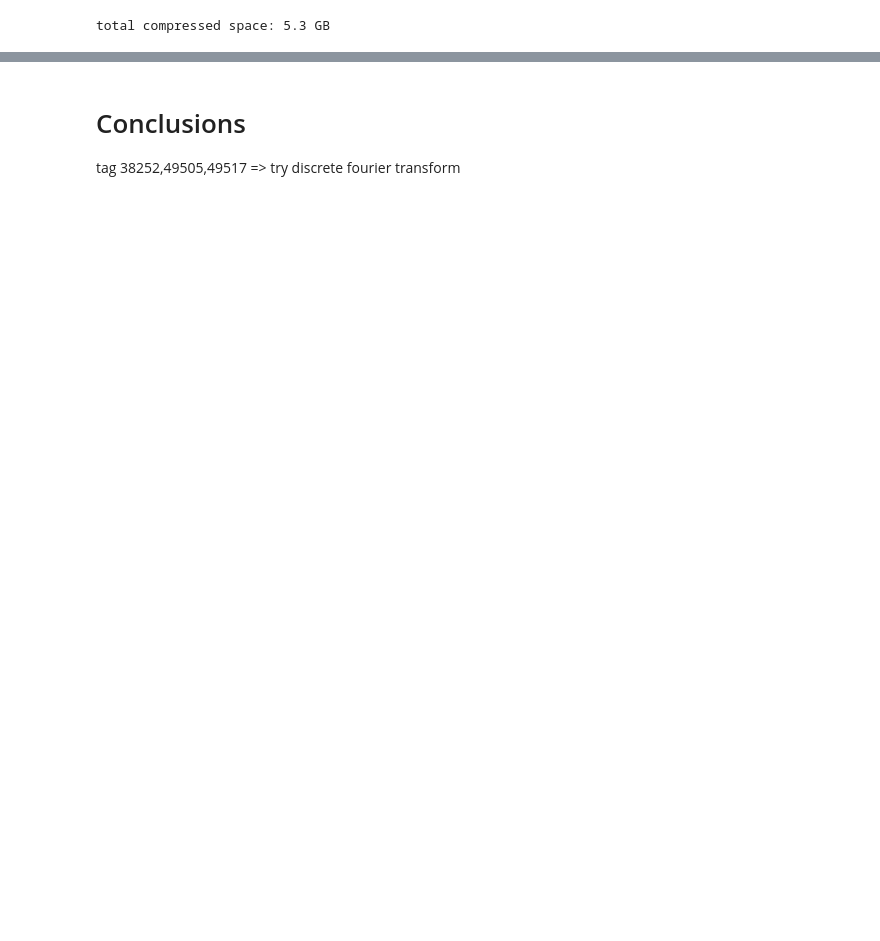
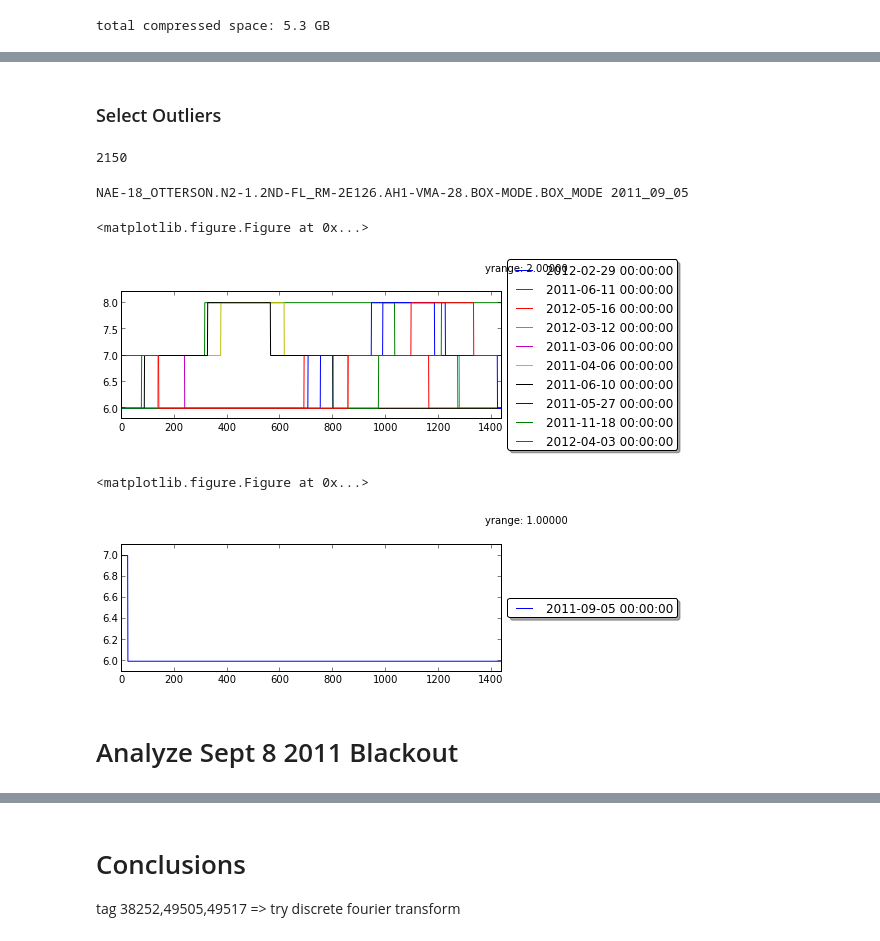
Before and after one commit to melkherj/SmartGridProject, a Jupyter notebook: notebooks/Compression_Performance.ipynb, the cells around one changed output, grey strips where cells are left out. Saved outputs shown, nothing was run; the diff lists cells and outputs as text; code cells hidden in the pictures; blank space fills up the shorter version.

```diff
--- a/notebooks/Compression_Performance.ipynb
+++ b/notebooks/Compression_Performance.ipynb
@@ -187,0 +174,40 @@ errs.ix[tag_index].head(n=10)
+# %%
+# Create a dict mapping tag -> [selected dates]
+dist = defaultdict(list)
+for t,d in selected:
+    dist[t].append(d)
+# %% [markdown]
+###  Select Outliers ###
+# %%
+# Select out tags that have few matching cases
+# Add the days for these tags to the list of outliers
+outliers = []
+for t,ds in dist.iteritems():
+    if len(ds) < 5:
+        for d in ds:
+            outliers.append((t,d))
+# %%
+blackout_outliers = [(t,d) for t,d in outliers if d > 150 and d < 182]
+# %%
+len(blackout_outliers)
+# %% [output]
+2150
+# %%
+# Plot a randomly chosen outlier, along with random
+#  other days from the same sensor
+tag_index, date_index = random.choice(blackout_outliers)
+tag_str = context['tag_list'][tag_index]
+date_str = context['date_list'][date_index]
+print tag_str, date_str
+df = get_tag_series(tag_str)
+plot_daily_series(df,samples=10)
+df_outlier = filter_df_date(df,date_index,context)
+plot_daily_series(df_outlier,samples=None)
+# %% [output]
+NAE-18_OTTERSON.N2-1.2ND-FL_RM-2E126.AH1-VMA-28.BOX-MODE.BOX_MODE 2011_09_05
+<matplotlib.figure.Figure at 0x...>
+[figure, added]
+<matplotlib.figure.Figure at 0x...>
+[figure, added]
+# %% [markdown]
+# Analyze Sept 8 2011 Blackout #
```
Also changed, not shown: parts of 18 cells of this notebook, 1 other file.
